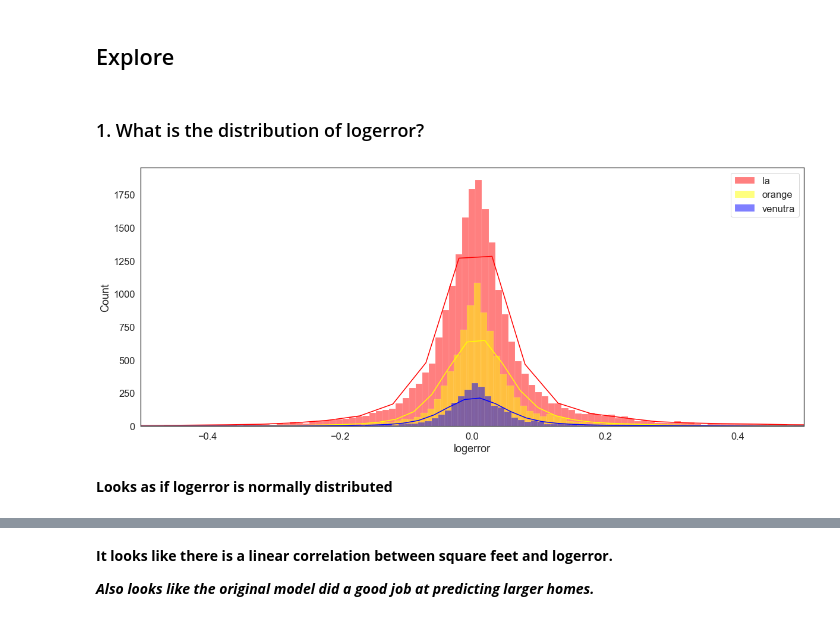
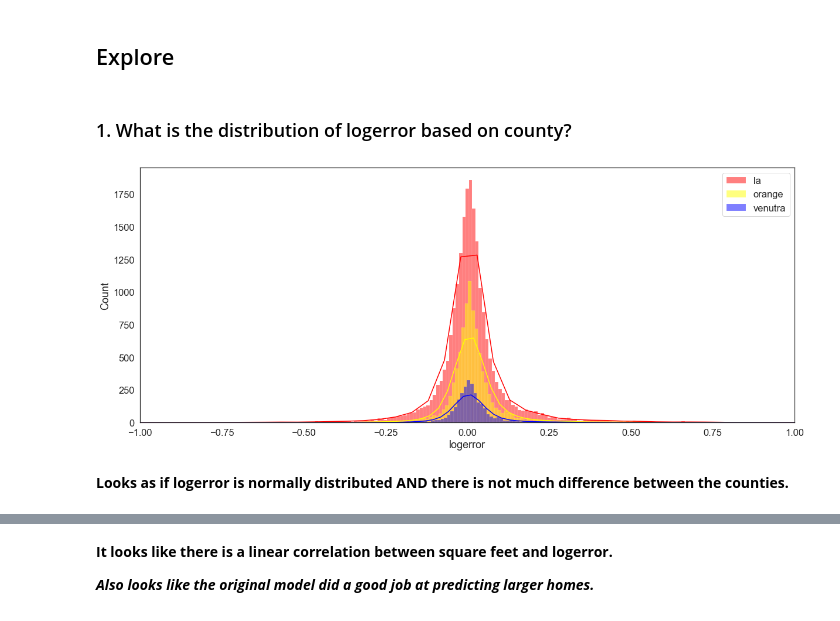
Before and after one commit to cd2022mirzakhani/clustering_project, a Jupyter notebook: project_template.ipynb, the cells around one changed output, grey strips where cells are left out. Cells and saved outputs as stored; diff of their text form; code cells hidden in the pictures.

Commit message:
add graphs

```diff
--- a/project_template.ipynb
+++ b/project_template.ipynb
@@ -147,21 +106,21 @@ train.head()
 # %% [markdown]
 ## Explore
 # %% [markdown]
-### 1. What is the distribution of logerror?
+### 1. What is the distribution of logerror based on county?
 # %%
 #set font size
 sns.set(font_scale=1.5)
 #set plot style
 sns.set_style('white')
 fig, ax = plt.subplots(1,1, figsize=(20,8))
 
 sns.histplot(train[train.county=='LA'].logerror, kde=True, ax=ax, binwidth=.01, color='red', label='la')
 sns.histplot(train[train.county=='Orange'].logerror, kde=True, ax=ax, binwidth=.01,color ='yellow', label='orange')
 sns.histplot(train[train.county=='Ventura'].logerror, kde=True, ax=ax, binwidth=.01, color='blue', label='venutra')
-ax.set_xlim(-0.5,0.5)
+ax.set_xlim(-1,1)
 ax.legend()
 plt.show()
 # %% [output]
-[figure, old version]
+[figure, new version]
 # %% [markdown]
-**Looks as if logerror is normally distributed**
+**Looks as if logerror is normally distributed AND there is not much difference between the counties.**
```
Also changed, not shown: parts of 33 cells of this notebook.
